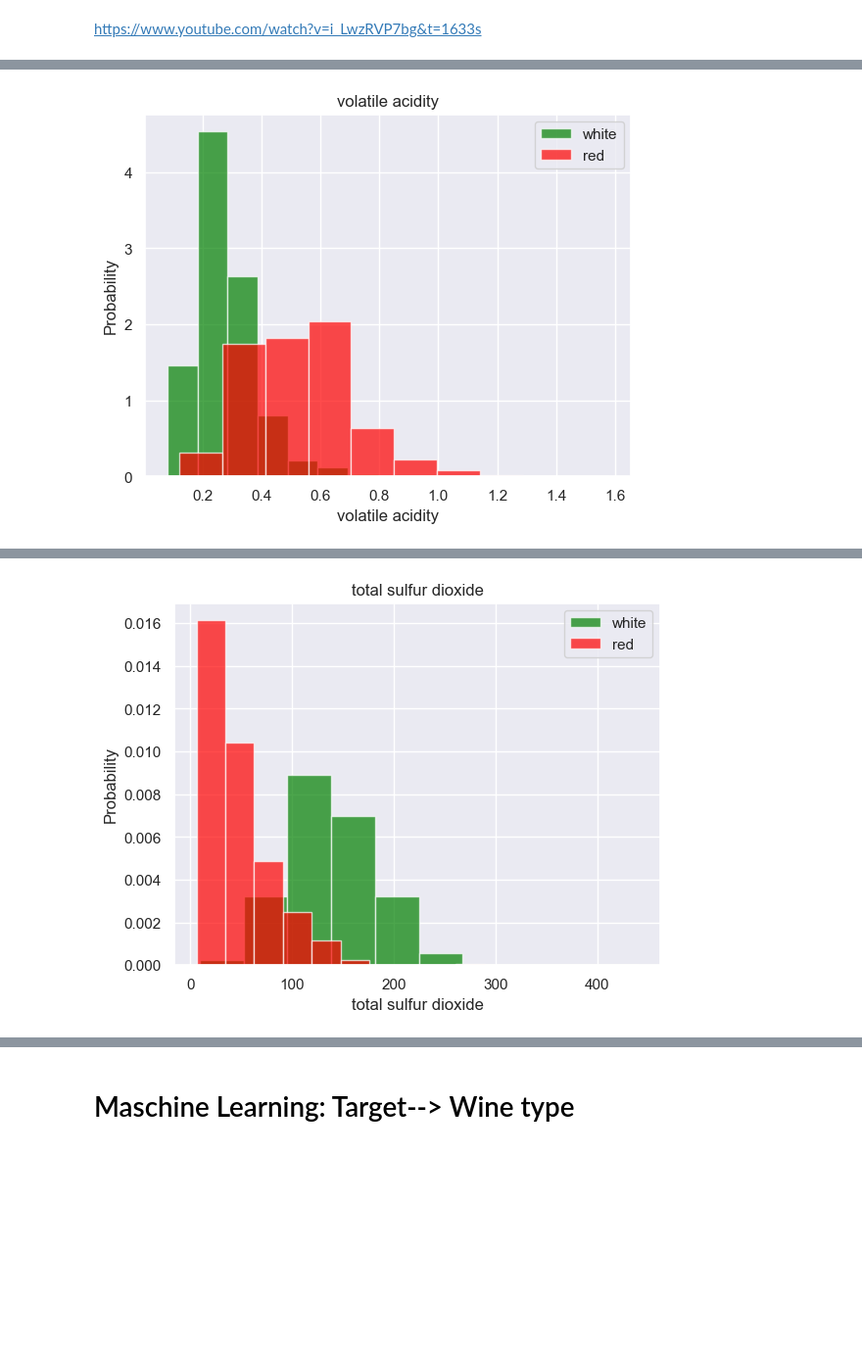
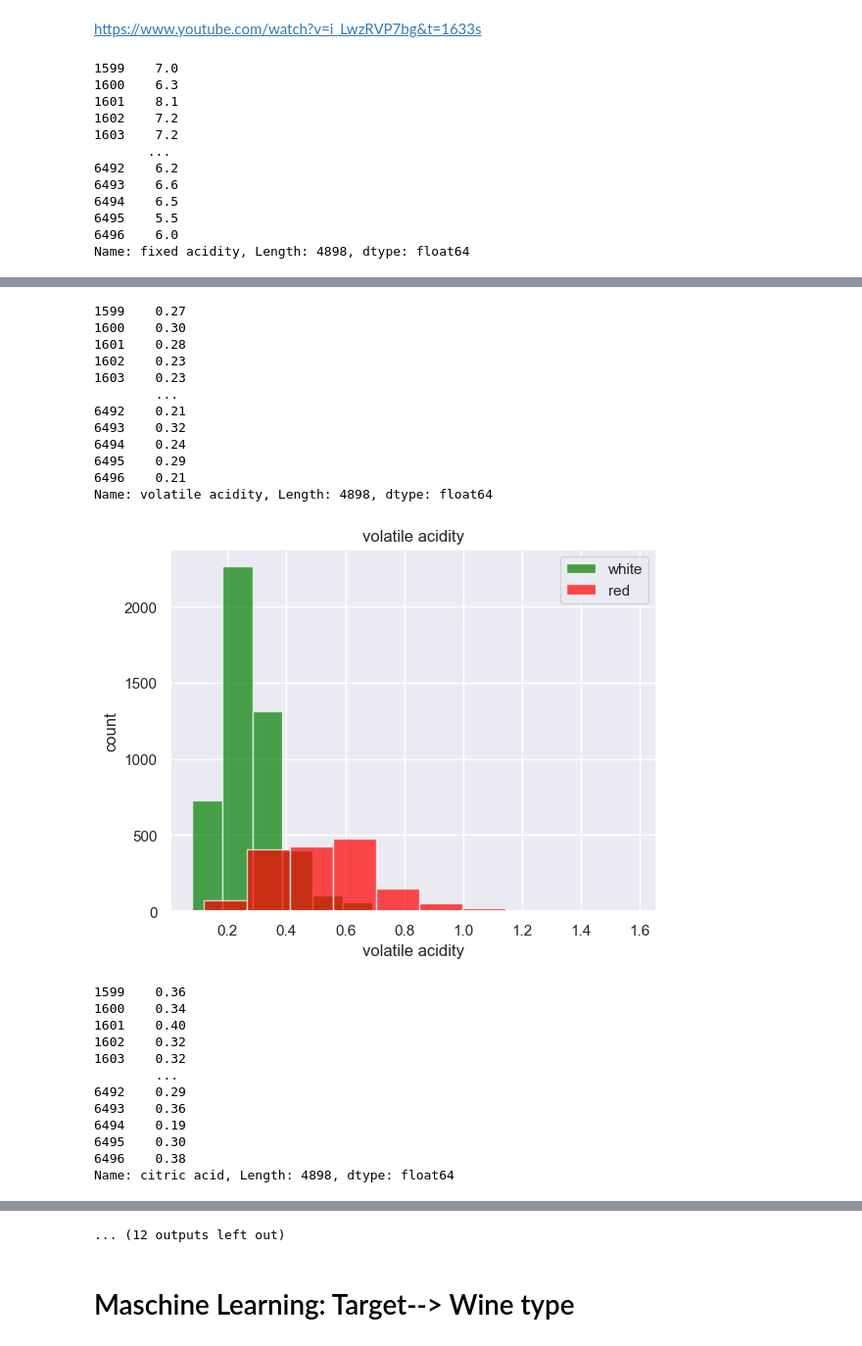
Before and after one commit to satomi26/Project-2, a Jupyter notebook: maschine_learning_modell.ipynb, the cells around one changed output, grey strips where cells are left out. Shown at 98% size. Cells and saved outputs as stored; diff of their text form; code cells hidden in the pictures; blank space fills up the shorter version.

Commit message:
made histogram for white wine

```diff
--- a/maschine_learning_modell.ipynb
+++ b/maschine_learning_modell.ipynb
@@ -61,9 +61,9 @@ df_red
 | 1598 | 6.0 | 0.310 | 0.47 | 3.6 | 0.067 | 18.0 | ... |
 1599 rows × 14 columns
 # %%
-df_white["quality_label"] = df_white["quality"].apply(lambda value: "0"
-if value <= 5 else '1'
-if value <= 7 else '2')
+df_white["quality_label"] = df_white["quality"].apply(lambda value: 0
+if value <= 5 else 1
+if value <= 7 else 2)
 df_white
 # %% [output]
 |  | fixed acidity | volatile acidity | citric acid | residual sugar | chlorides | free sulfur dioxide | ... |
@@ -119,11 +139,25 @@ df1
 https://www.youtube.com/watch?v=i_LwzRVP7bg&t=1633s
 # %%
 for label in df1.columns[:-1]:
-  plt.hist(df1[df1["wine type"] ==0][label], color="green", label = "white", alpha = 0.7, density=True)
-  plt.hist(df1[df1["wine type"] ==1][label], color="red", label = "red", alpha = 0.7, density=True)
+  print(df1[df1["wine type"] ==0][label])
+  plt.hist(df1[df1["wine type"] ==0][label], color="green", label = "white", alpha = 0.7)
+  plt.hist(df1[df1["wine type"] ==1][label], color="red", label = "red", alpha = 0.7)
+
   plt.title(label)
-  plt.ylabel("Probability")
+  plt.ylabel("count")
   plt.xlabel(label)
   plt.legend()
   plt.show()
 # %% [output]
+1599    7.0
+1600    6.3
+1601    8.1
+1602    7.2
+1603    7.2
+       ...
+6492    6.2
+6493    6.6
+6494    6.5
+6495    5.5
+6496    6.0
+Name: fixed acidity, Length: 4898, dtype: float64
@@ -131 +165,25 @@ for label in df1.columns[:-1]:
+1599    0.27
+1600    0.30
+1601    0.28
+1602    0.23
+1603    0.23
+        ...
+6492    0.21
+6493    0.32
+6494    0.24
+6495    0.29
+6496    0.21
+Name: volatile acidity, Length: 4898, dtype: float64
-[figure, old version]
+[figure, new version]
+1599    0.36
+1600    0.34
+1601    0.40
+1602    0.32
+1603    0.32
+        ...
+6492    0.29
+6493    0.36
+6494    0.19
+6495    0.30
+6496    0.38
+Name: citric acid, Length: 4898, dtype: float64
@@ -136 +229,0 @@ for label in df1.columns[:-1]:
-[figure, removed]
@@ -142,3 +230,4 @@ for label in df1.columns[:-1]:
+... (12 outputs left out)
 # %% [markdown]
 # Maschine Learning: Target--> Wine type
 # %% [markdown]
```
Also changed, not shown: parts of 20 cells of this notebook.
